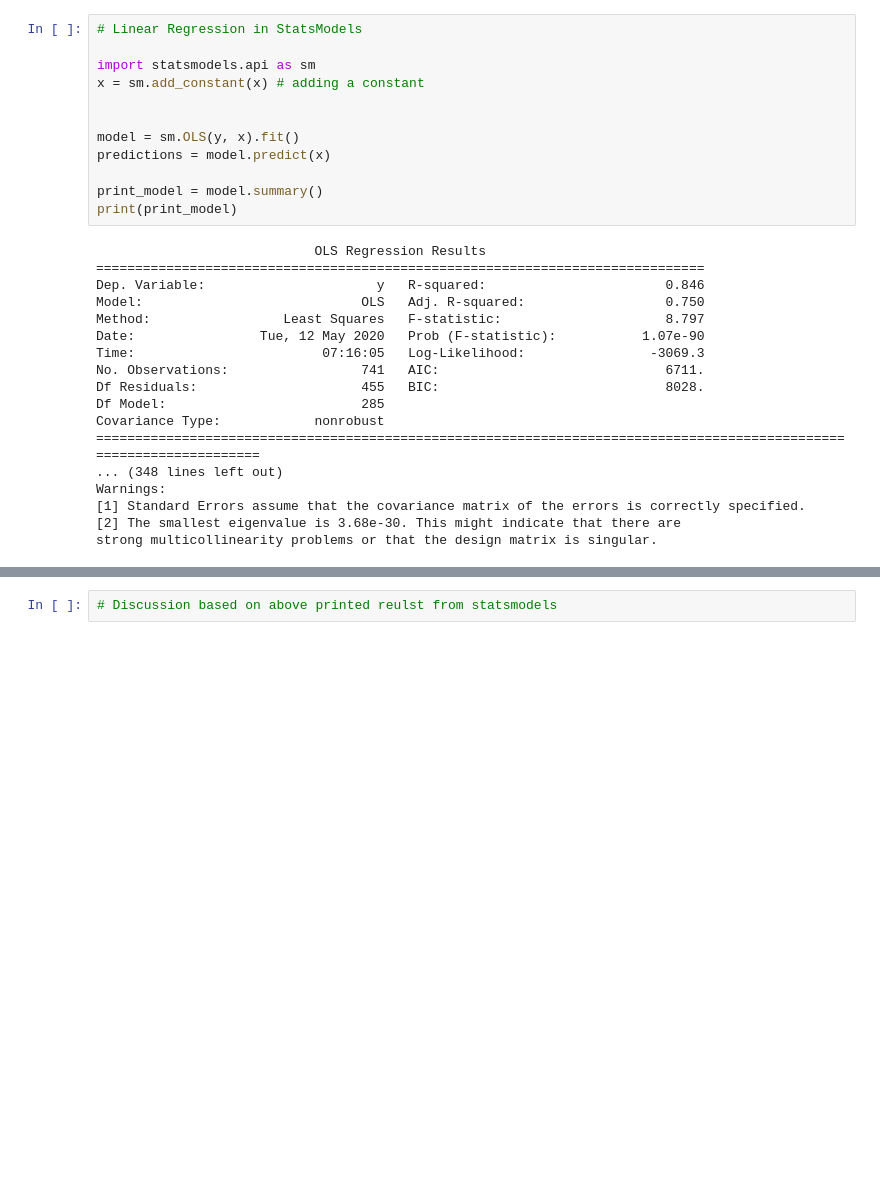
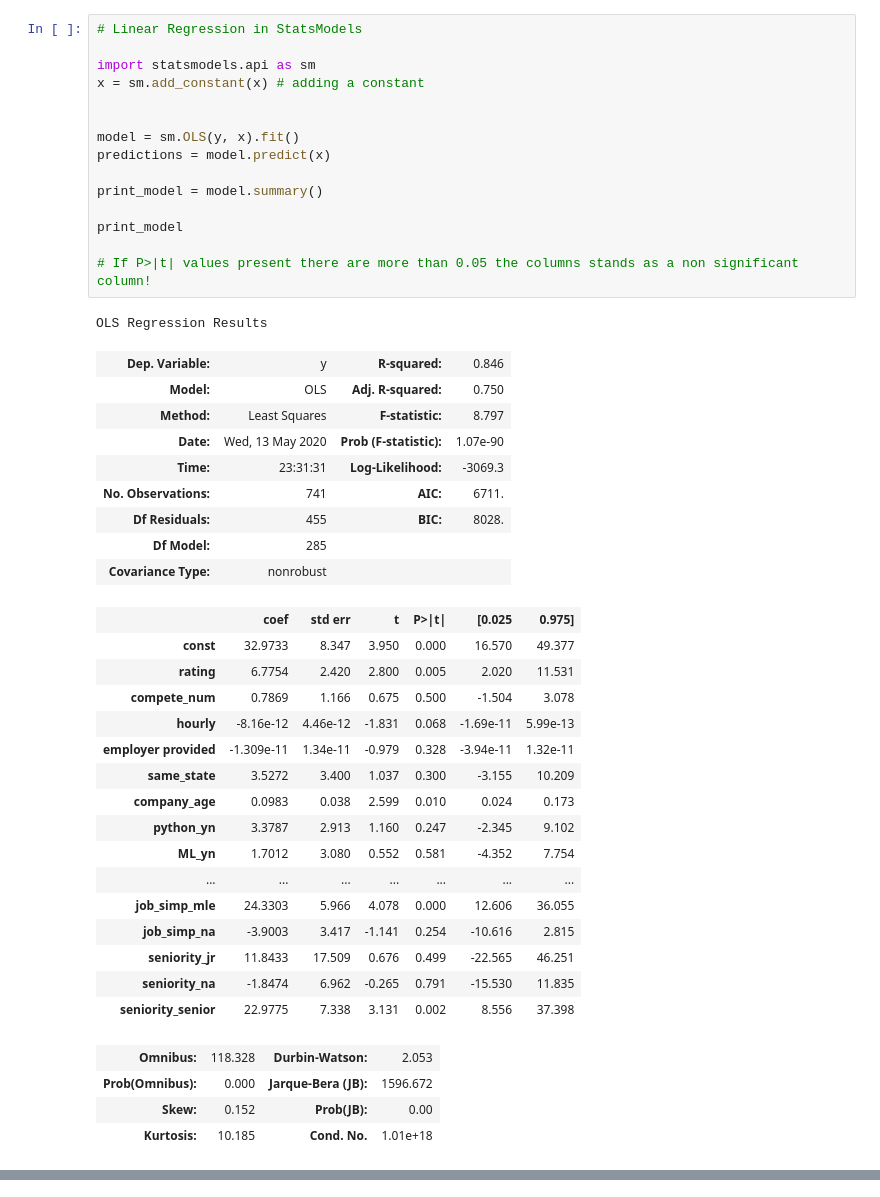
Before and after one commit to aneeshjv96/Glassdoor-Jobs-Analysis---NLP, a Jupyter notebook: Glassdoor Job Postings - Data Modelling.ipynb, the cells around one changed output, grey strips where cells are left out. Cells and saved outputs as stored; diff of their text form; blank space fills up the shorter version.

```diff
--- a/Glassdoor Job Postings - Data Modelling.ipynb
+++ b/Glassdoor Job Postings - Data Modelling.ipynb
@@ -69,30 +67,46 @@ x_train, x_test, y_train, y_test = train_test_split(x,y, test_size = 0.2, random
 # %%
 # Linear Regression in StatsModels
 
 import statsmodels.api as sm
 x = sm.add_constant(x) # adding a constant
 
 
 model = sm.OLS(y, x).fit()
 predictions = model.predict(x)
 
 print_model = model.summary()
-print(print_model)
+
+print_model
+
+# If P>|t| values present there are more than 0.05 the columns stands as a non significant column!
 # %% [output]
-                            OLS Regression Results
-==============================================================================
-Dep. Variable:                      y   R-squared:                       0.846
-Model:                            OLS   Adj. R-squared:                  0.750
-Method:                 Least Squares   F-statistic:                     8.797
-Date:                Tue, 12 May 2020   Prob (F-statistic):           1.07e-90
-Time:                        07:16:05   Log-Likelihood:                -3069.3
-No. Observations:                 741   AIC:                             6711.
-Df Residuals:                     455   BIC:                             8028.
-Df Model:                         285
-Covariance Type:            nonrobust
-=====================================================================================================================
-... (348 lines left out)
-Warnings:
-[1] Standard Errors assume that the covariance matrix of the errors is correctly specified.
-[2] The smallest eigenvalue is 3.68e-30. This might indicate that there are
-strong multicollinearity problems or that the design matrix is singular.
+OLS Regression Results
+| Dep. Variable: | y | R-squared: | 0.846 |
+| Model: | OLS | Adj. R-squared: | 0.750 |
+| Method: | Least Squares | F-statistic: | 8.797 |
+| Date: | Wed, 13 May 2020 | Prob (F-statistic): | 1.07e-90 |
+| Time: | 23:31:31 | Log-Likelihood: | -3069.3 |
+| No. Observations: | 741 | AIC: | 6711. |
+| Df Residuals: | 455 | BIC: | 8028. |
+| Df Model: | 285 |  |  |
+| Covariance Type: | nonrobust |  |  |
+|  | coef | std err | t | P>|t| | [0.025 | 0.975] |
+| const | 32.9733 | 8.347 | 3.950 | 0.000 | 16.570 | 49.377 |
+| rating | 6.7754 | 2.420 | 2.800 | 0.005 | 2.020 | 11.531 |
+| compete_num | 0.7869 | 1.166 | 0.675 | 0.500 | -1.504 | 3.078 |
+| hourly | -8.16e-12 | 4.46e-12 | -1.831 | 0.068 | -1.69e-11 | 5.99e-13 |
+| employer provided | -1.309e-11 | 1.34e-11 | -0.979 | 0.328 | -3.94e-11 | 1.32e-11 |
+| same_state | 3.5272 | 3.400 | 1.037 | 0.300 | -3.155 | 10.209 |
+| company_age | 0.0983 | 0.038 | 2.599 | 0.010 | 0.024 | 0.173 |
+| python_yn | 3.3787 | 2.913 | 1.160 | 0.247 | -2.345 | 9.102 |
+| ML_yn | 1.7012 | 3.080 | 0.552 | 0.581 | -4.352 | 7.754 |
+| ... | ... | ... | ... | ... | ... | ... |
+| job_simp_mle | 24.3303 | 5.966 | 4.078 | 0.000 | 12.606 | 36.055 |
+| job_simp_na | -3.9003 | 3.417 | -1.141 | 0.254 | -10.616 | 2.815 |
+| seniority_jr | 11.8433 | 17.509 | 0.676 | 0.499 | -22.565 | 46.251 |
+| seniority_na | -1.8474 | 6.962 | -0.265 | 0.791 | -15.530 | 11.835 |
+| seniority_senior | 22.9775 | 7.338 | 3.131 | 0.002 | 8.556 | 37.398 |
+| Omnibus: | 118.328 | Durbin-Watson: | 2.053 |
+| Prob(Omnibus): | 0.000 | Jarque-Bera (JB): | 1596.672 |
+| Skew: | 0.152 | Prob(JB): | 0.00 |
+| Kurtosis: | 10.185 | Cond. No. | 1.01e+18 |
@@ -99,2 +116,0 @@ strong multicollinearity problems or that the design matrix is singular.
-# %%
-# Discussion based on above printed reulst from statsmodels
```
Also changed, not shown: parts of 21 cells of this notebook, 1 other file.
